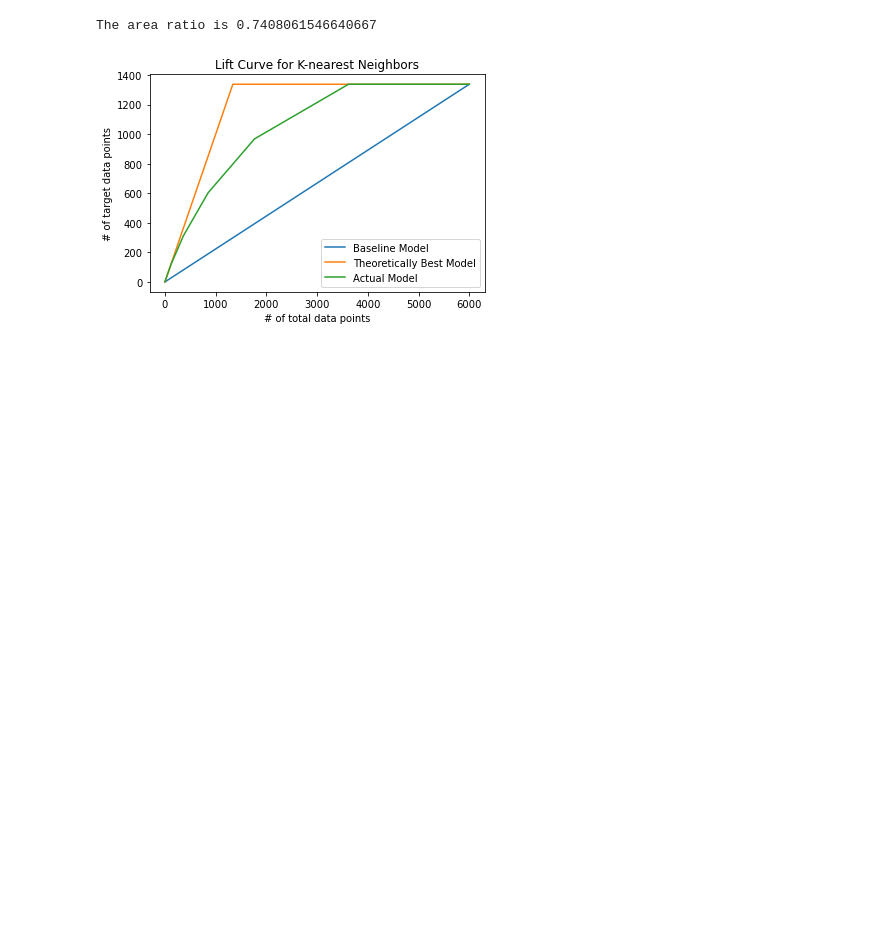
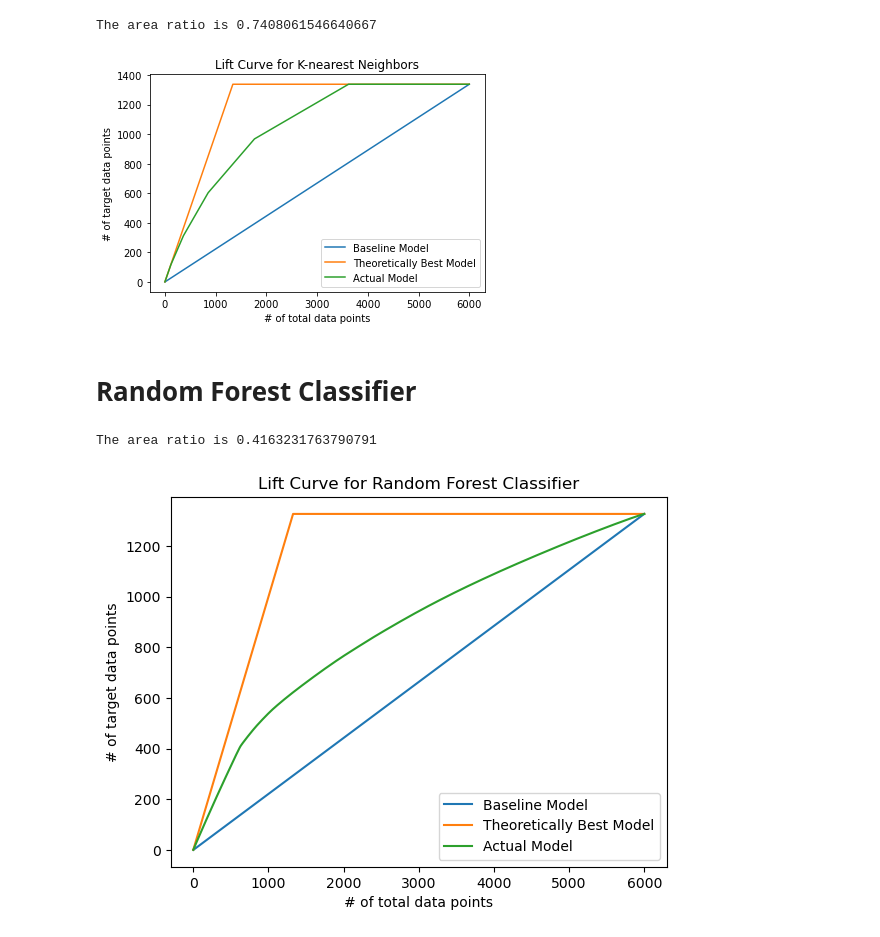
Before and after one commit to bmostowski1996/erdos-project, a Jupyter notebook: credit_card_default_prediction.ipynb, the cells around one changed output. Saved outputs shown, nothing was run; the diff lists cells and outputs as text; code cells hidden in the pictures; blank space fills up the shorter version.

Commit message:
Added Random Forest Model

```diff
--- a/credit_card_default_prediction.ipynb
+++ b/credit_card_default_prediction.ipynb
@@ -477,3 +477,5 @@ lift_curve(np.reshape(k_preds[:,1],(6000,)), "K-nearest Neighbors")
 # %% [output]
 The area ratio is 0.7408061546640667
 [figure]
+# %% [markdown]
+# Random Forest Classifier
@@ -479,0 +485,28 @@ The area ratio is 0.7408061546640667
+# %%
+# Proprocess data. For the Random Forest Classifier only the payment statuses are needed.
+credit_df = pd.read_excel("default of credit card clients.xls",header=1)
+credit_df.rename(columns={'default payment next month':'DEFAULT_NEXT'}, inplace=True)
+credit_df.drop('ID', axis=1, inplace=True)
+credit_t_df = credit_df.drop(credit_df.columns[range(6,23)],axis=1)
+
+# Split data
+y=credit_t_df['DEFAULT_NEXT']
+X=credit_t_df.drop(['DEFAULT_NEXT'], axis=1)
+SEED = 65
+X_train, X_test, y_train, y_test = train_test_split(X, y,
+                                                   test_size=0.2,
+                                                   random_state=SEED)
+# %%
+# Train model
+rfc_t = RandomForestClassifier(n_estimators=900,
+                             max_depth=6,
+                             random_state=SEED)
+rfc_t.fit(X_train, y_train)
+y_pred = rfc_t.predict(X_test)
+# %%
+# Plot Lift Curve
+preds = rfc_t.predict_proba(X_test)
+lift_curve(np.reshape(preds[:,1],(6000,)), "Random Forest Classifier")
+# %% [output]
+The area ratio is 0.4163231763790791
+[figure, added]
```
Also changed, not shown: parts of 1 cell of this notebook.
